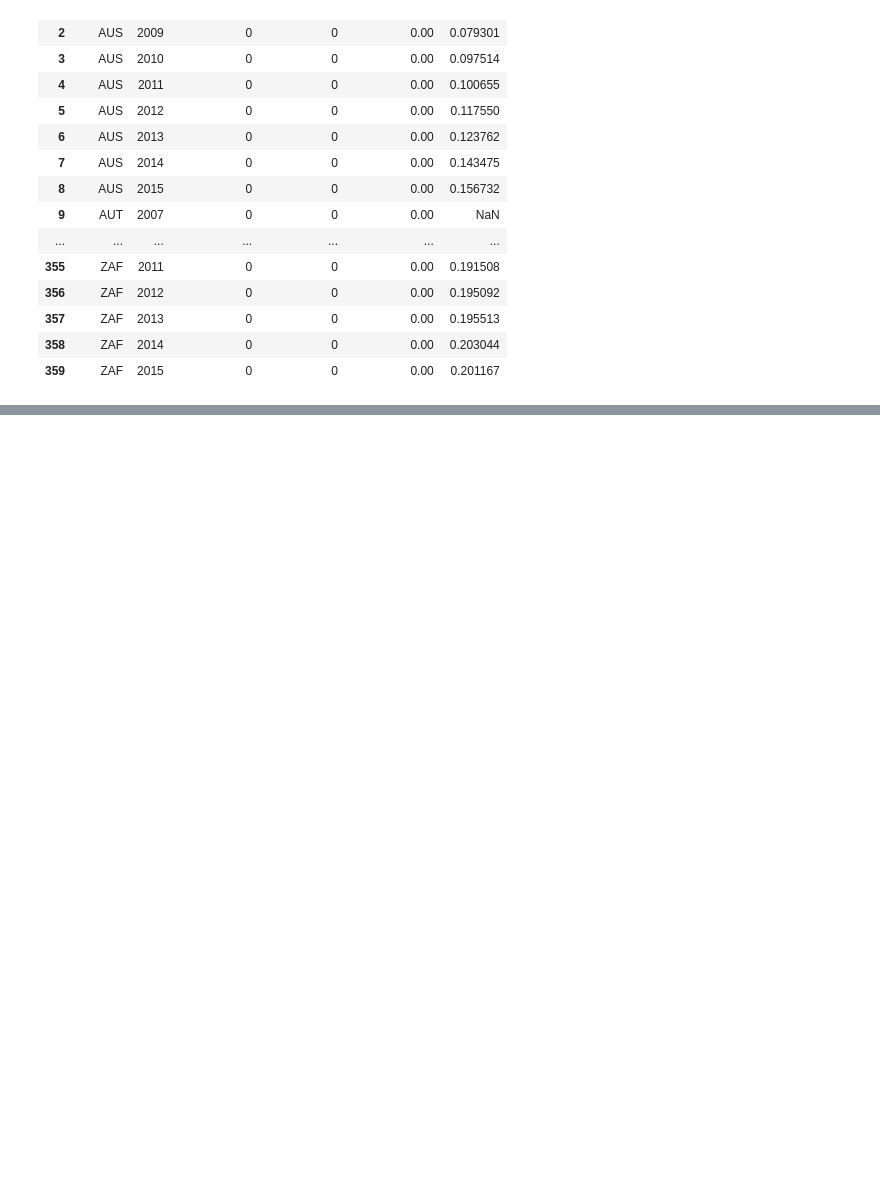
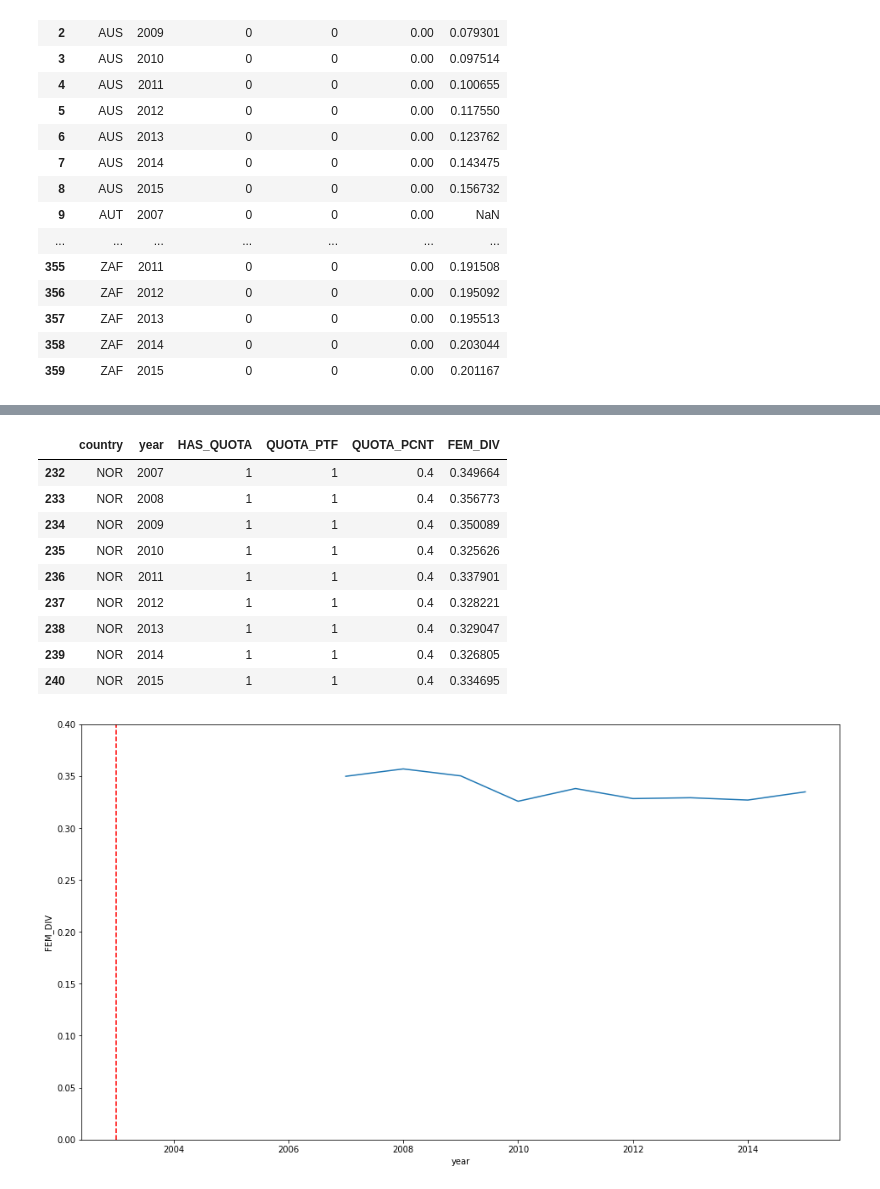
Before and after one commit to etokrug/GroupProject, a Jupyter notebook: GroupProject.ipynb, the cells around one changed output, grey strips where cells are left out. Saved outputs shown, nothing was run; the diff lists cells and outputs as text; code cells hidden in the pictures; blank space fills up the shorter version.

Commit message:
country level + gitignore

```diff
--- a/GroupProject.ipynb
+++ b/GroupProject.ipynb
@@ -920,0 +978,30 @@ df_fem_desc_grouped
+# %%
+df_ctry = df_fem_desc_grouped.loc[df_fem_desc_grouped['country'] == "NOR"]
+x = df_ctry['year']
+y = df_ctry['FEM_DIV']
+
+y_min = 0
+y_max = .4
+quota_passage_year = 2003
+
+plt.figure(figsize = (16, 9))
+plt.plot(x,y)
+plt.plot([quota_passage_year,quota_passage_year], [y_min,y_max], 'r--')
+axes = plt.gca()
+axes.set_ylim([y_min,y_max])
+plt.ylabel("FEM_DIV")
+plt.xlabel("year")
+
+df_ctry
+# %% [output]
+|  | country | year | HAS_QUOTA | QUOTA_PTF | QUOTA_PCNT | FEM_DIV |
+| 232 | NOR | 2007 | 1 | 1 | 0.4 | 0.349664 |
+| 233 | NOR | 2008 | 1 | 1 | 0.4 | 0.356773 |
+| 234 | NOR | 2009 | 1 | 1 | 0.4 | 0.350089 |
+| 235 | NOR | 2010 | 1 | 1 | 0.4 | 0.325626 |
+| 236 | NOR | 2011 | 1 | 1 | 0.4 | 0.337901 |
+| 237 | NOR | 2012 | 1 | 1 | 0.4 | 0.328221 |
+| 238 | NOR | 2013 | 1 | 1 | 0.4 | 0.329047 |
+| 239 | NOR | 2014 | 1 | 1 | 0.4 | 0.326805 |
+| 240 | NOR | 2015 | 1 | 1 | 0.4 | 0.334695 |
+[figure, added]
```
Also changed, not shown: parts of 35 cells of this notebook, 3 other files.
